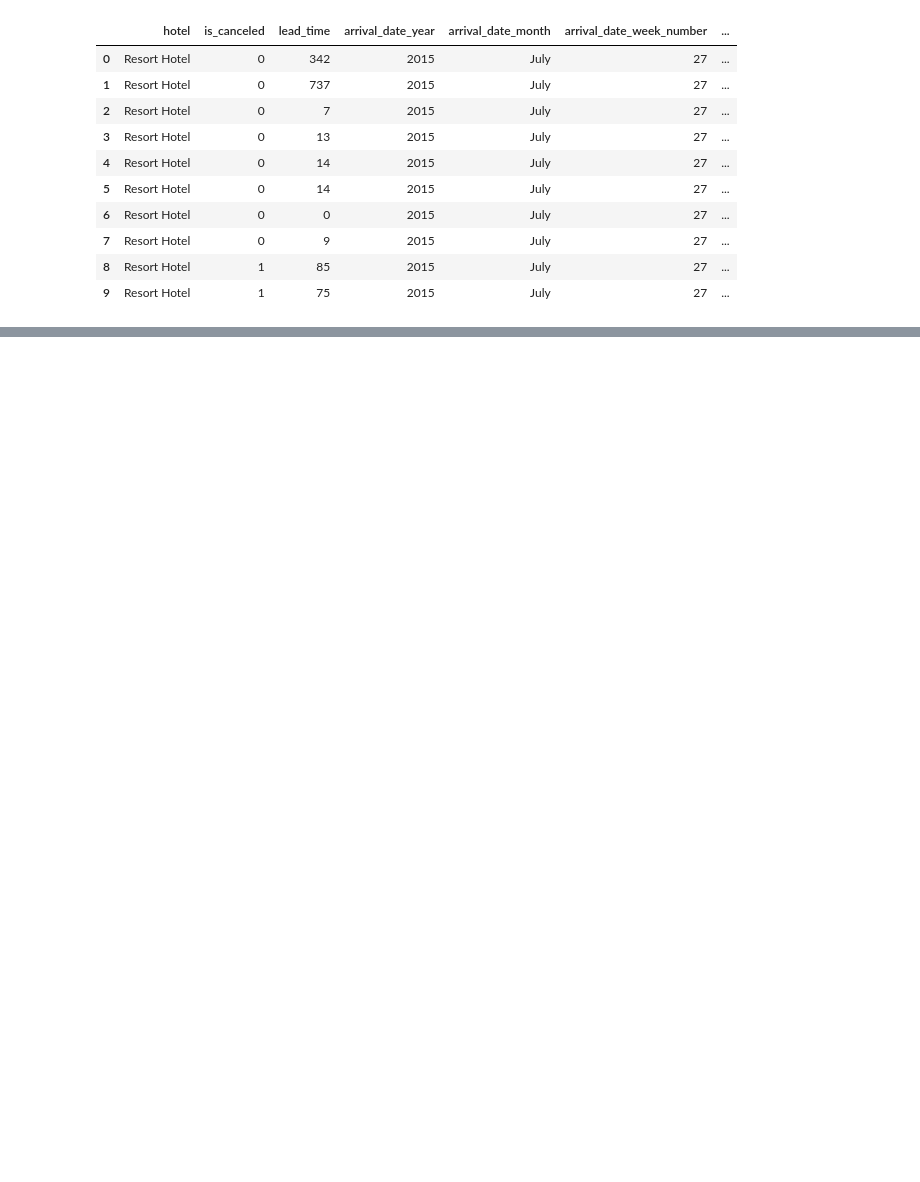
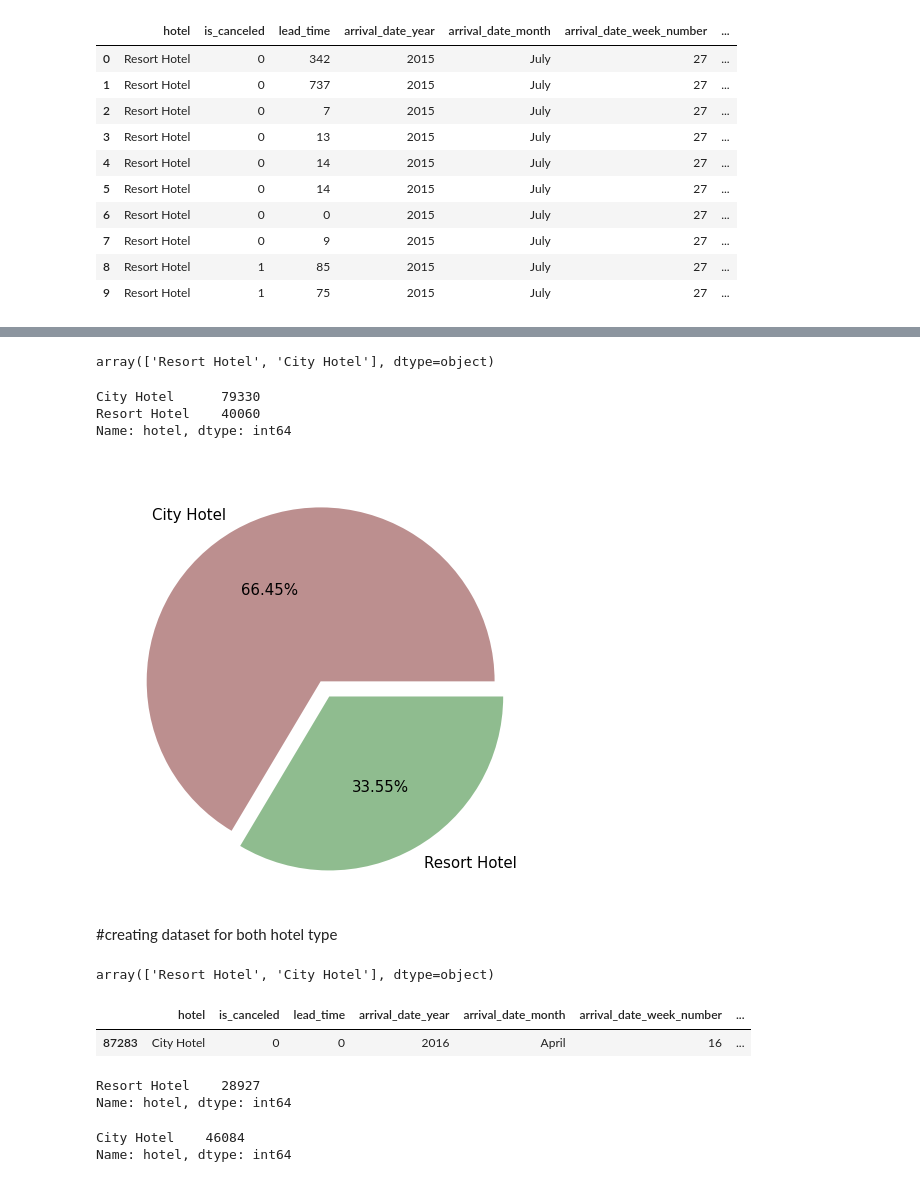
Before and after one commit to yraj1996/hotel_booking_analysis-EDA, a Jupyter notebook: Copy_of_Hotel_Booking_Analysis_Capstone_Project.ipynb, the cells around one changed output, grey strips where cells are left out. Cells and saved outputs as stored; diff of their text form; code cells hidden in the pictures; blank space fills up the shorter version.

```diff
--- a/Copy_of_Hotel_Booking_Analysis_Capstone_Project.ipynb
+++ b/Copy_of_Hotel_Booking_Analysis_Capstone_Project.ipynb
@@ -23,8 +23,8 @@ Drive already mounted at /content/drive; to attempt to forcibly remount, call dr
 # %%
 #using pandas library and 'read_csv' function to read
-HB_df=pd.read_csv("/content/drive/MyDrive/Hotel_booking(EDA) Project/Hotel Bookings.csv")
+hotel_df=pd.read_csv("/content/drive/MyDrive/Hotel_booking(EDA) Project/Hotel Bookings.csv")
 #examing head of Hotel Bookings csv file
-HB_df.head(10)
+hotel_df.head(10)
 # %% [output]
 |  | hotel | is_canceled | lead_time | arrival_date_year | arrival_date_month | arrival_date_week_number | ... |
 | 0 | Resort Hotel | 0 | 342 | 2015 | July | 27 | ... |
@@ -39,0 +104,5 @@ HB_df.head(10)
+# %%
+#replacing null value with int(0) in 'children' column:
+hotel_df['children'].fillna(0,inplace=True)
+
+hotel_df['children']=hotel_df['children'].astype(int)
@@ -39,0 +152,5 @@ HB_df.head(10)
+# %%
+#dropping columns that are not significant or could be unethical to use for our future data exploration and predictions
+hotel_df.drop(['agent','company',], axis=1, inplace=True)
+#examing the changes
+hotel_df.head()
@@ -39,0 +164,33 @@ HB_df.head(10)
+# %%
+#let's proceed with categorical unique values
+#examining the unique values of "hotel" column and try to find type of "hotel" and their % sharing in total number of hotels.
+hotel_df['hotel'].unique()
+# %% [output]
+array(['Resort Hotel', 'City Hotel'], dtype=object)
+# %%
+hotel_count=hotel_df['hotel'].value_counts()
+# %%
+hotel_count
+# %% [output]
+City Hotel      79330
+Resort Hotel    40060
+Name: hotel, dtype: int64
+# %%
+#overall booking sharing between hotel types.
+plt.figure(figsize=(8,8))
+plt.pie(hotel_count,labels=(hotel_df['hotel'].value_counts().index.tolist()),textprops={"fontsize":15},colors=['rosybrown', 'darkseagreen'],autopct='%2.2f%%',explode=(0,0.1))
+plt.show()
+# %% [output]
+[figure, added]
+# %% [markdown]
+#creating dataset for both hotel type
+# %%
+hotel_df['hotel'].unique()
+# %% [output]
+array(['Resort Hotel', 'City Hotel'], dtype=object)
+# %%
+booking_df=hotel_df[hotel_df.is_canceled==0]
+booking_df.sample()
+# %% [output]
+|  | hotel | is_canceled | lead_time | arrival_date_year | arrival_date_month | arrival_date_week_number | ... |
+| 87283 | City Hotel | 0 | 0 | 2016 | April | 16 | ... |
@@ -39,0 +200,10 @@ HB_df.head(10)
+# %%
+resorthotel_df["hotel"].value_counts()
+# %% [output]
+Resort Hotel    28927
+Name: hotel, dtype: int64
+# %%
+cityhotel_df['hotel'].value_counts()
+# %% [output]
+City Hotel    46084
+Name: hotel, dtype: int64
```
Also changed, not shown: parts of 18 cells of this notebook.
